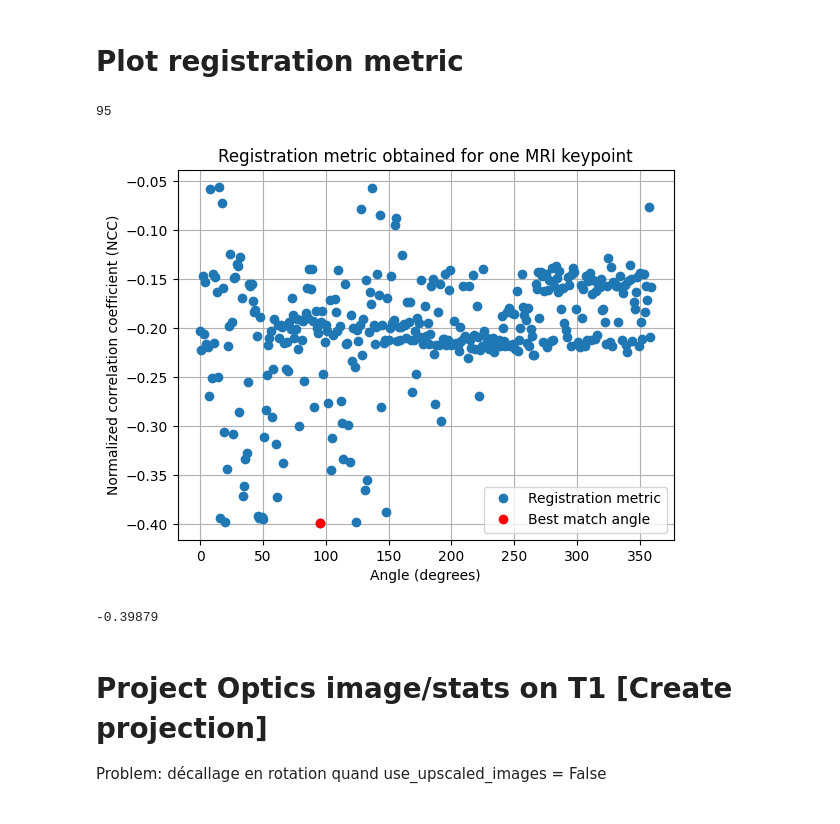
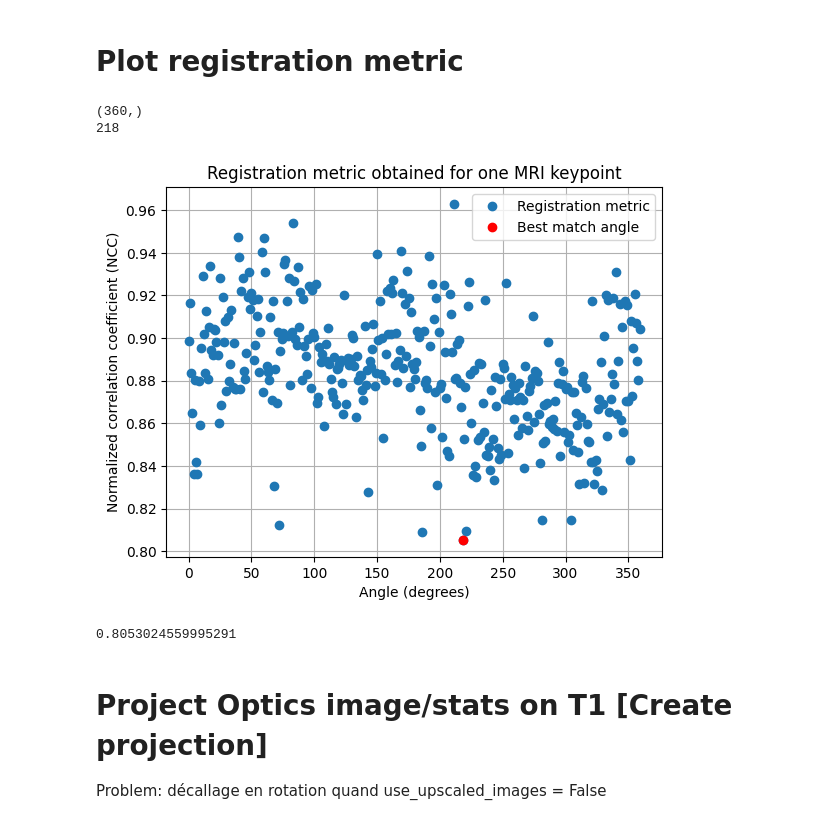
Before and after one commit to HyperProbe/CREATIS_Optics_MRI_registration, a Jupyter notebook: Registration/main.ipynb, the cells around one changed output. Cells and saved outputs as stored; diff of their text form; code cells hidden in the pictures.

Commit message:
Update code, with registration using Kpt in MRI skeletons

```diff
--- a/Registration/main.ipynb
+++ b/Registration/main.ipynb
@@ -9,8 +9,9 @@ from module.main_functions import *
 
 id_patient = 0
 
-# Indicate the path where MR volumes and optical images are located
-Patient_ID_array = np.array(["P_025"])
+# Indicate the
+                                                #  reference_image=optical_fixed_img) path where MR volumes and optical images are located
+Patient_ID_array = np.array(["P_023"])
 print("Patient",Patient_ID_array[id_patient])
 
 
@@ -239,14 +404,12 @@ In the optical image, the center of rotation is located at the center of mass of
 # %%
 #Process registration
-# error = main_Optics_to_MRI_registration(Mypath, params)
-# print(error)
+params.registration_type = "Skeleton"
 
-
-#Plot registration results
-error, display_img =  plot_registration_results(Mypath, params)
+error = main_Optics_to_MRI_registration(Mypath, params)
 print(error)
 
+error, display_img =  plot_registration_results(Mypath, params)
+
 plt.figure()
-plt.title("MRI (red) and registered optical skeletons (blue)")
-plt.imshow(cv.cvtColor(display_img,cv.COLOR_BGR2RGB))
+plt.imshow(display_img)
 plt.show()
@@ -255,41 +539,49 @@ plt.show()
 # %%
 output_dir = Mypath.output_dir
 main_path_optics = Mypath.main_path_optics
 
+#Get best MRI keypoint
+error,label_MRI_ktp = get_best_MRI_keypoint(Mypath, params)
 
-if params.multi_metric_multi_images:
-    result_dir = output_dir+"Rotation_mutli_metric_image"
-else:
-    result_dir = output_dir+"Rotation"
+#Get full directory
+result_dir = get_registration_result_dir(Mypath, params)
+result_dir += label_MRI_ktp+"/"
+
 
 #Load initial optical image
 filename_initial_img_optics = main_path_optics+"initial_img.png"
 
 if os.path.exists(filename_initial_img_optics):
     #Check if optical imaging is RGB or HSI
     _,suffix_out_optics = is_RGB_optical_image(filename_initial_img_optics)
 
     #save and display metric
-    output_metric = np.loadtxt(result_dir +"/metrics"+suffix_out_optics+".txt")
+    if params.use_custom_registration_metric:
+        output_metric = np.loadtxt(result_dir +"/custom_metrics"+suffix_out_optics+".txt")
+    else:
+        output_metric = np.loadtxt(result_dir +"/metrics"+suffix_out_optics+".txt")
 
+    print(output_metric.shape)
     #Get best match
-    angle, id_kp_MRI = get_id_kp_MRI_angle(result_dir +"/metrics"+suffix_out_optics+".txt")
+    angle = np.nanargmin(output_metric)
     print(angle)
+
     plt.figure()
-    plt.plot(np.arange(0,360),output_metric.T, 'o', label='Registration metric')
+    plt.plot(np.arange(0,360),output_metric, 'o', label='Registration metric')
     plt.plot(angle,output_metric[angle], 'ro', label='Best match angle')
     plt.xlabel("Angle (degrees)")
     plt.ylabel("Normalized correlation coefficient (NCC)")
     plt.title("Registration metric obtained for one MRI keypoint")
     plt.legend(loc="best")
     plt.grid()
     plt.show()
 
     print(output_metric[angle])
 # %% [output]
-95
+(360,)
+218
-[figure, old version]
+[figure, new version]
--0.39879
+0.8053024559995291
 # %% [markdown]
 # Project Optics image/stats on T1 [Create projection]
 Problem: décallage en rotation quand use_upscaled_images = False
```
Also changed, not shown: parts of 22 cells of this notebook, 12 other files.
